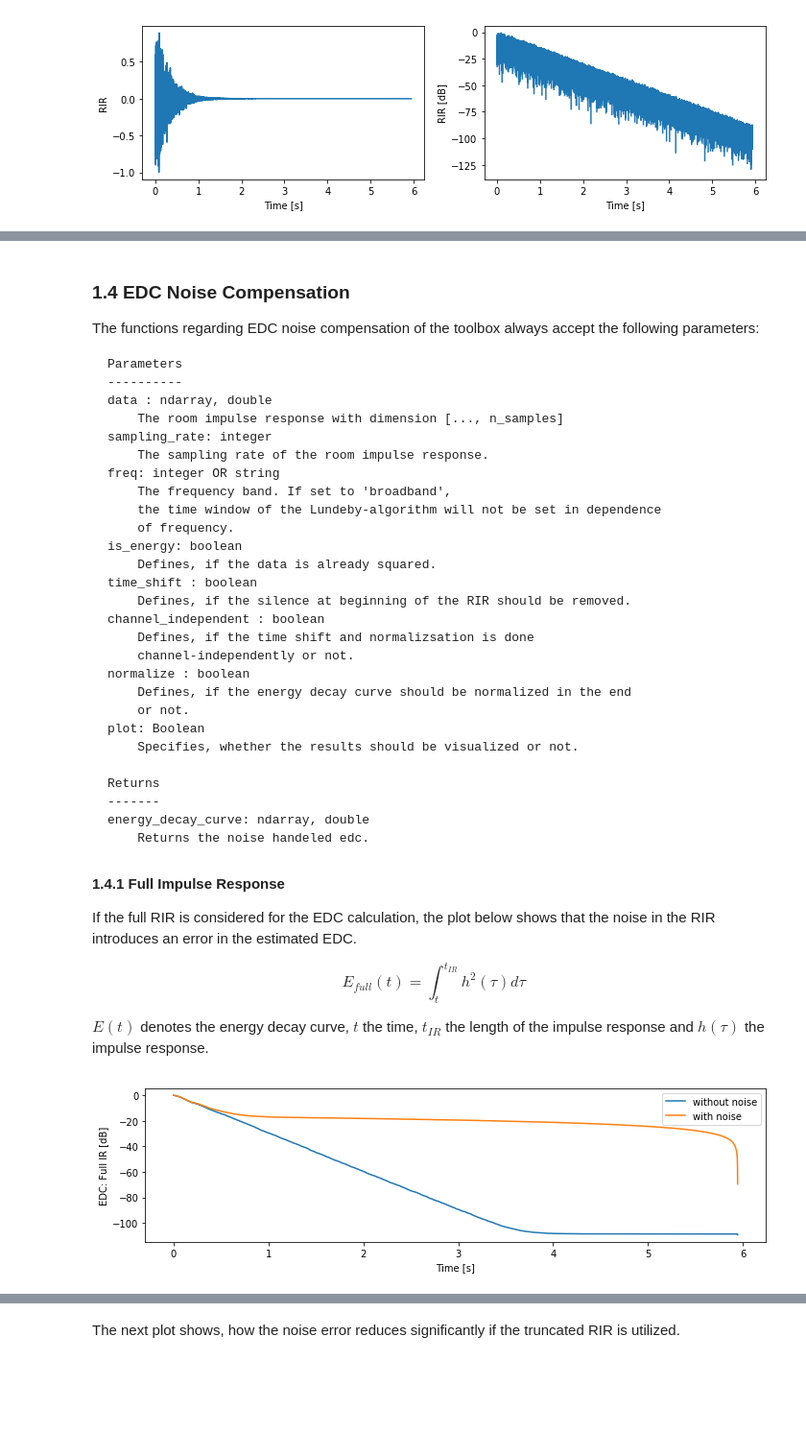
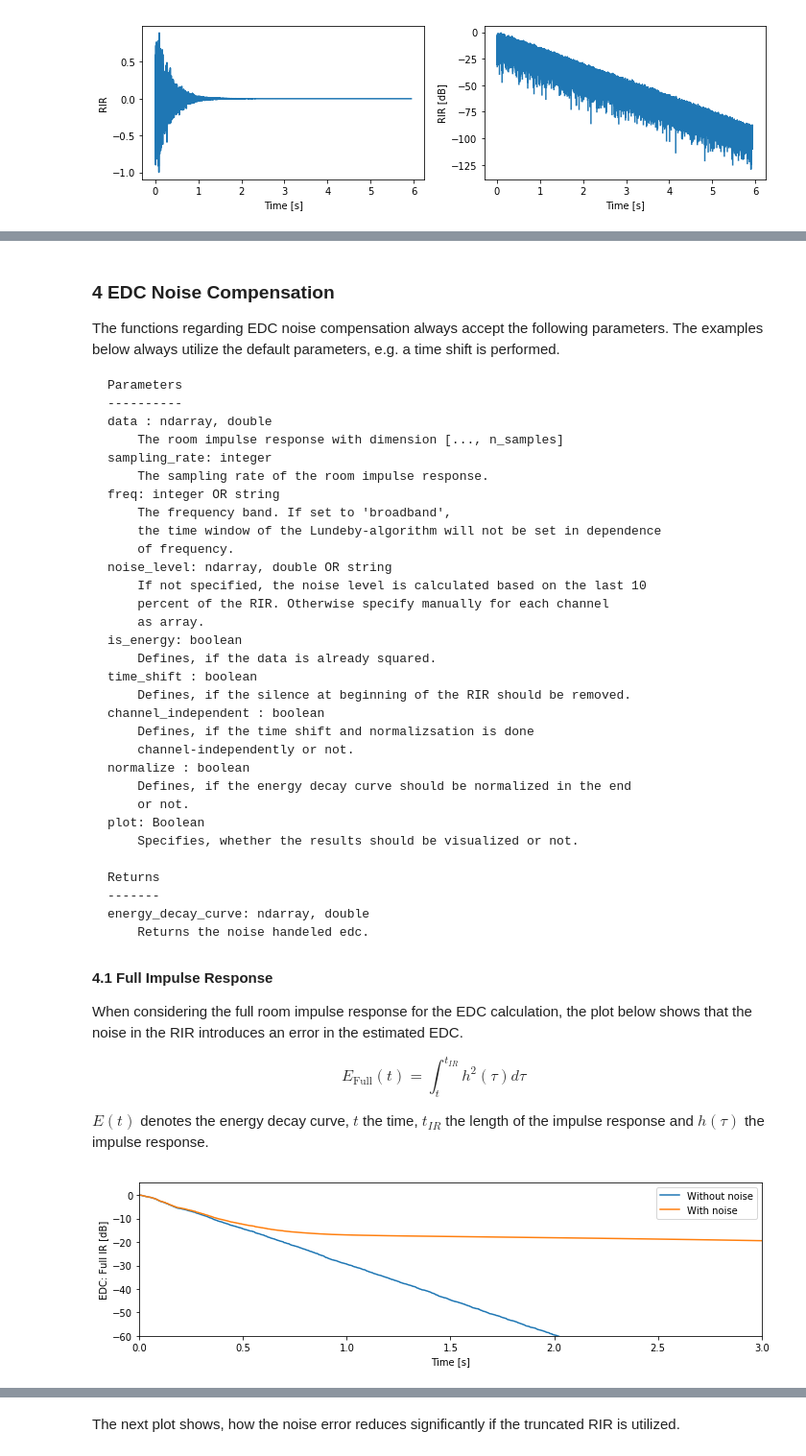
Before and after one commit to pyfar/pyrato, a Jupyter notebook: getting_started.ipynb, the cells around one changed output, grey strips where cells are left out. Shown at 96% size. Drawn from its saved outputs; the diff is of its cells as text; code cells hidden in the pictures; blank space fills up the shorter version.

````diff
--- a/getting_started.ipynb
+++ b/getting_started.ipynb
@@ -78,55 +79,61 @@ The estimated noise is [0.00010044] or [-39.98113081] dB.
 # %% [markdown]
-### 1.4 EDC Noise Compensation
+### 4 EDC Noise Compensation
 
-The functions regarding EDC noise compensation of the toolbox always accept the following parameters:
+The functions regarding EDC noise compensation always accept the following parameters. The examples below always utilize the default parameters, e.g. a time shift is performed.
+```
+Parameters
+----------
+data : ndarray, double
+    The room impulse response with dimension [..., n_samples]
+sampling_rate: integer
+    The sampling rate of the room impulse response.
+freq: integer OR string
+    The frequency band. If set to 'broadband',
+    the time window of the Lundeby-algorithm will not be set in dependence
+    of frequency.
+noise_level: ndarray, double OR string
+    If not specified, the noise level is calculated based on the last 10
+    percent of the RIR. Otherwise specify manually for each channel
+    as array.
+is_energy: boolean
+    Defines, if the data is already squared.
+time_shift : boolean
+    Defines, if the silence at beginning of the RIR should be removed.
+channel_independent : boolean
+    Defines, if the time shift and normalizsation is done
+    channel-independently or not.
+normalize : boolean
+    Defines, if the energy decay curve should be normalized in the end
+    or not.
+plot: Boolean
+    Specifies, whether the results should be visualized or not.
 
-    Parameters
-    ----------
-    data : ndarray, double
-        The room impulse response with dimension [..., n_samples]
-    sampling_rate: integer
-        The sampling rate of the room impulse response.
-    freq: integer OR string
-        The frequency band. If set to 'broadband',
-        the time window of the Lundeby-algorithm will not be set in dependence
-        of frequency.
-    is_energy: boolean
-        Defines, if the data is already squared.
-    time_shift : boolean
-        Defines, if the silence at beginning of the RIR should be removed.
-    channel_independent : boolean
-        Defines, if the time shift and normalizsation is done
-        channel-independently or not.
-    normalize : boolean
-        Defines, if the energy decay curve should be normalized in the end
-        or not.
-    plot: Boolean
-        Specifies, whether the results should be visualized or not.
+Returns
+-------
+energy_decay_curve: ndarray, double
+    Returns the noise handeled edc.
+```
+#### 4.1 Full Impulse Response
+When considering the full room impulse response for the EDC calculation, the plot below shows that the noise in the RIR introduces an error in the estimated EDC.
 
-    Returns
-    -------
-    energy_decay_curve: ndarray, double
-        Returns the noise handeled edc.
-
-#### 1.4.1 Full Impulse Response
-If the full RIR is considered for the EDC calculation, the plot below shows that the noise in the RIR introduces an error in the estimated EDC.
-
-$$ E_{full}(t) = \int_t^{t_{IR}} h^2(\tau) d\tau  $$
+$$ E_{\mathrm{Full}}(t) = \int_t^{t_{IR}} h^2(\tau) d\tau  $$
 
 $E(t)$ denotes the energy decay curve, $t$ the time, $t_{IR}$ the length of the impulse response and $h(\tau)$ the impulse response.
 # %%
 edc_full_rir = ra.schroeder_integration(rir_1_noise, is_energy=False)
 edc_full_rir_compare = ra.schroeder_integration(rir_1, is_energy=False)
 edc_full_rir /= edc_full_rir[0]
 edc_full_rir_compare /= edc_full_rir_compare[0]
 
 plt.figure(figsize=(10, 3))
-plt.plot(time_vector, 10*np.log10(edc_full_rir_compare), label='without noise')
-plt.plot(time_vector, 10*np.log10(edc_full_rir), label='with noise')
+plt.plot(time_vector, 10*np.log10(edc_full_rir_compare), label='Without noise')
+plt.plot(time_vector, 10*np.log10(edc_full_rir), label='With noise')
 plt.xlabel('Time [s]')
 plt.ylabel('EDC: Full IR [dB]')
+plt.ylim(-60)
+plt.xlim(0,3)
 plt.legend()
 plt.tight_layout()
 # %% [output]
-[figure, old version]
+[figure, new version]
 # %% [markdown]
````
Also changed, not shown: parts of 20 cells of this notebook, 3 other files.
